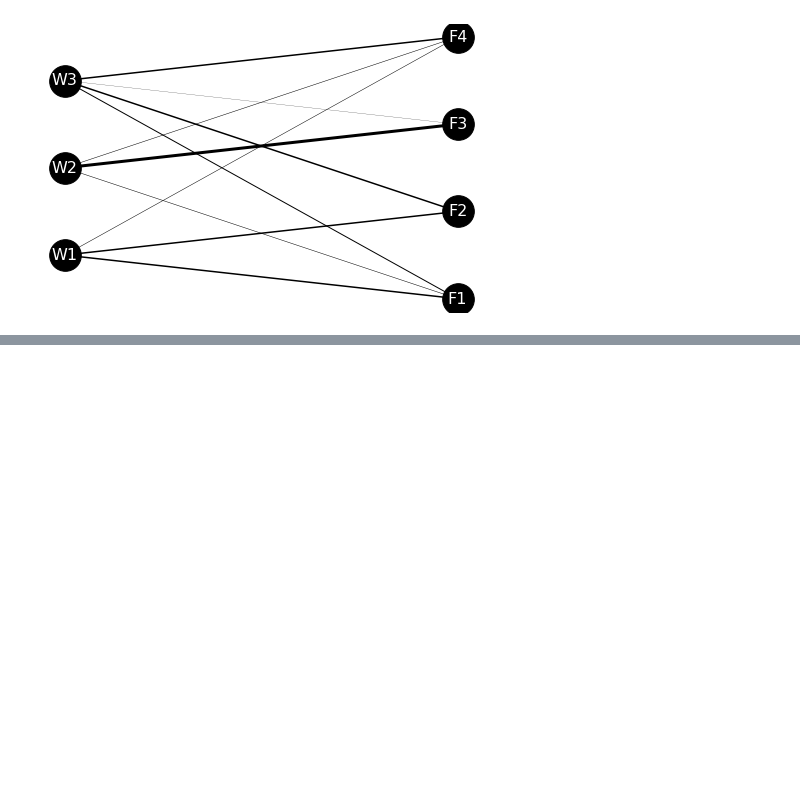
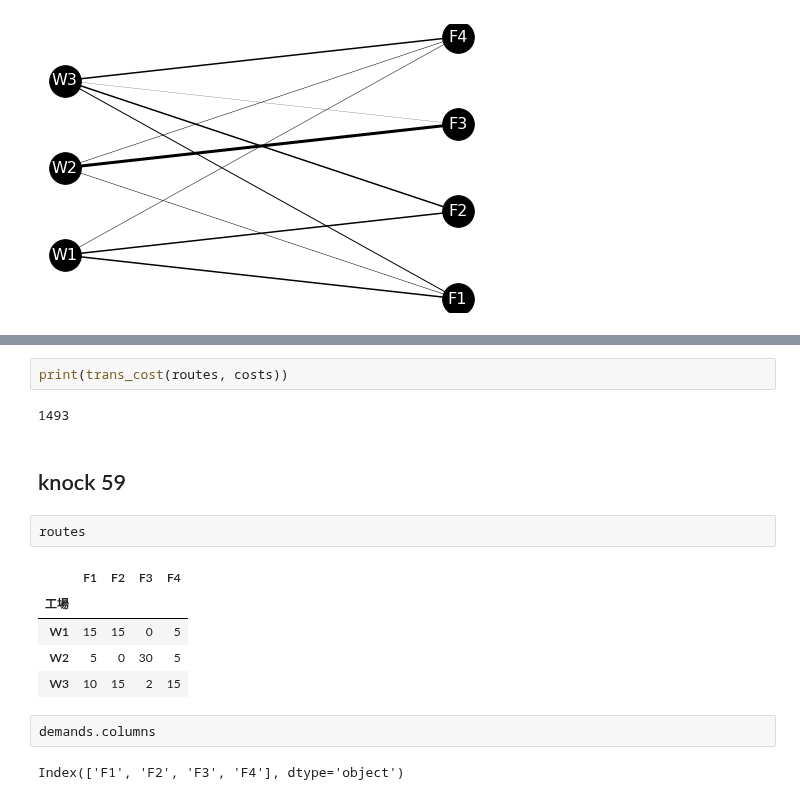
Before and after one commit to Rio114/practice, a Jupyter notebook: python_ML/100_knock/6ch.ipynb, the cells around one changed output, grey strips where cells are left out. Saved outputs shown, nothing was run; the diff lists cells and outputs as text; blank space fills up the shorter version.

```diff
--- a/python_ML/100_knock/6ch.ipynb
+++ b/python_ML/100_knock/6ch.ipynb
@@ -284,0 +294,18 @@ plt.show()
+# %%
+print(trans_cost(routes, costs))
+# %% [output]
+1493
+# %% [markdown]
+## knock 59
+# %%
+routes
+# %% [output]
+|  | F1 | F2 | F3 | F4 |
+| 工場 |  |  |  |  |
+| W1 | 15 | 15 | 0 | 5 |
+| W2 | 5 | 0 | 30 | 5 |
+| W3 | 10 | 15 | 2 | 15 |
+# %%
+demands.columns
+# %% [output]
+Index(['F1', 'F2', 'F3', 'F4'], dtype='object')
```
Also changed, not shown: parts of 4 cells of this notebook, 1 other file.
